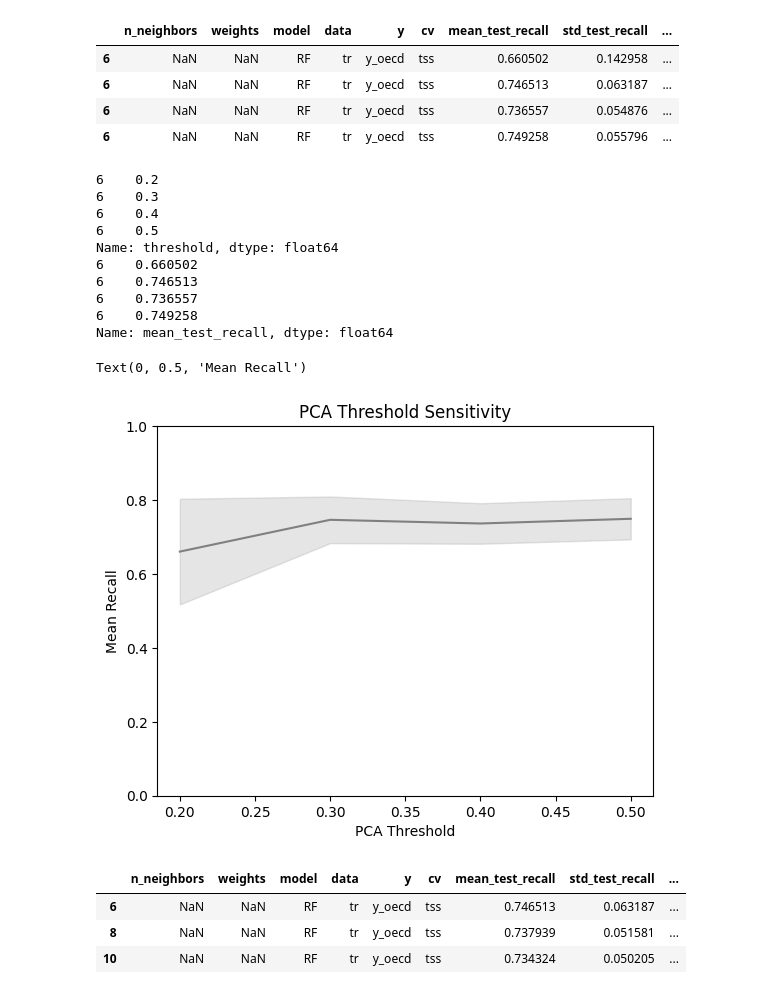
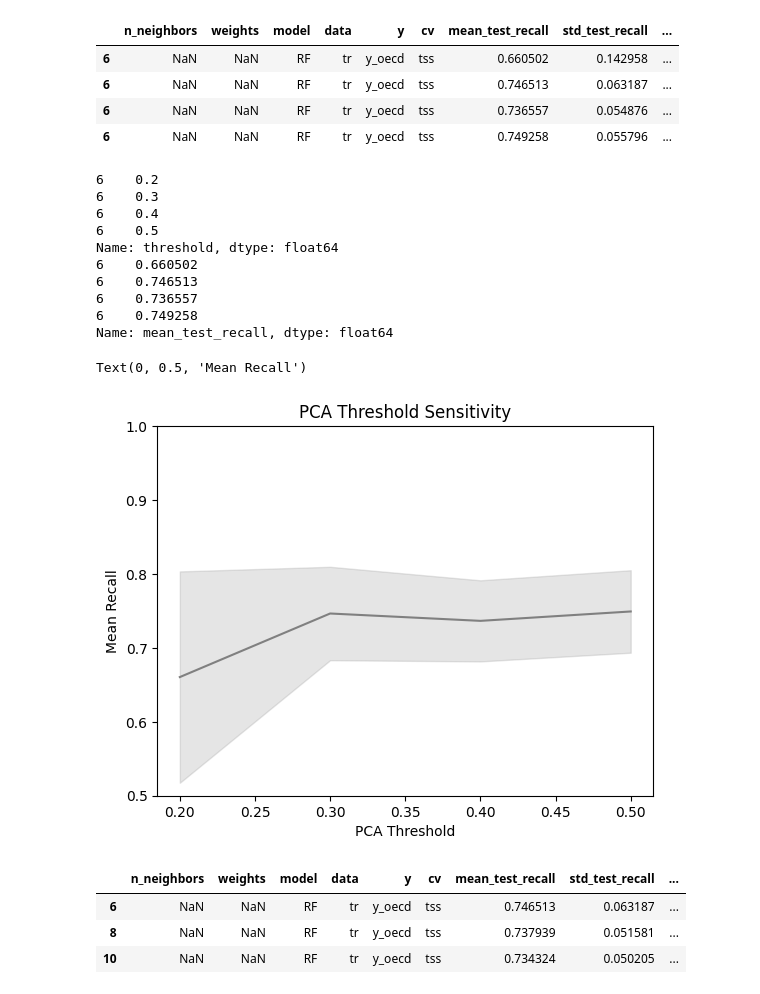
Before and after one commit to rlieu/milestoneII, a Jupyter notebook: models/4.sensitivity.ipynb, the cells around one changed output. Saved outputs shown, nothing was run; the diff lists cells and outputs as text; code cells hidden in the pictures.

Commit message:
update sensitivity graph

```diff
--- a/models/4.sensitivity.ipynb
+++ b/models/4.sensitivity.ipynb
@@ -35,35 +35,35 @@ df_threshold_sensitivity
 # %%
 import matplotlib.pyplot as plt
 
 x = df_threshold_sensitivity['threshold']
 y = df_threshold_sensitivity['mean_test_recall']
 
 print(x)
 print(y)
 
 ystd = df_threshold_sensitivity['std_test_recall']
 
 plt.plot(x, y, '-', color='gray')
 
 plt.fill_between(x, y - ystd, y + ystd, color='gray', alpha=0.2)
-plt.ylim(0,1)
+plt.ylim(0.5,1)
 
 plt.title('PCA Threshold Sensitivity')
 plt.xlabel('PCA Threshold')
 plt.ylabel('Mean Recall')
 # %% [output]
 6    0.2
 6    0.3
 6    0.4
 6    0.5
 Name: threshold, dtype: float64
 6    0.660502
 6    0.746513
 6    0.736557
 6    0.749258
 Name: mean_test_recall, dtype: float64
 Text(0, 0.5, 'Mean Recall')
-[figure, old version]
+[figure, new version]
 # %%
 # estimators sensitivity
 
```
Also changed, not shown: parts of 1 cell of this notebook, 1 other file.
